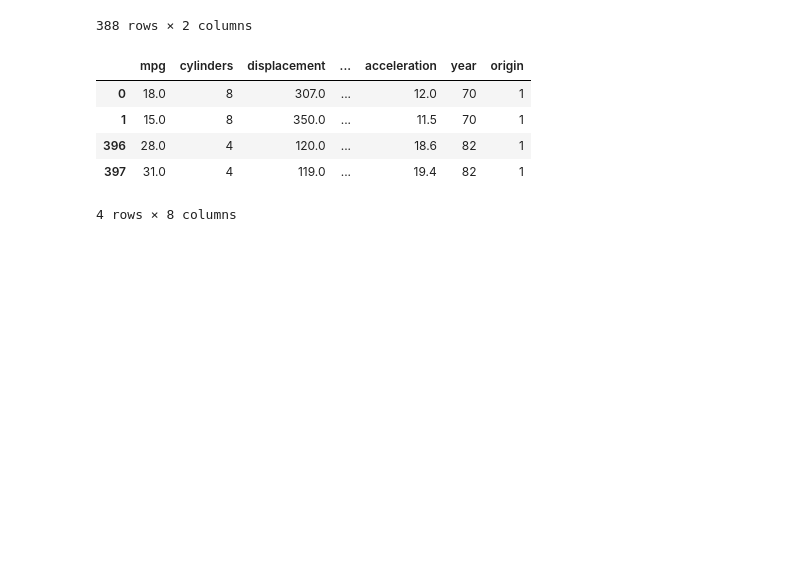
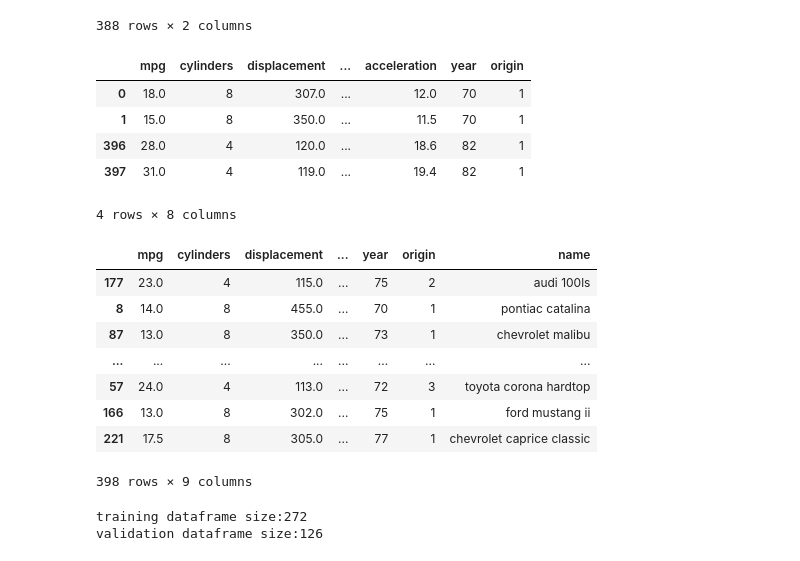
Before and after one commit to shivendr7/ml, a Jupyter notebook: panadasIntro.ipynb, the cells around one changed output. Drawn from its saved outputs; the diff is of its cells as text; code cells hidden in the pictures; blank space fills up the shorter version.

```diff
--- a/panadasIntro.ipynb
+++ b/panadasIntro.ipynb
@@ -157,3 +157,25 @@ display(res)
 | 396 | 28.0 | 4 | 120.0 | ... | 18.6 | 82 | 1 |
 | 397 | 31.0 | 4 | 119.0 | ... | 19.4 | 82 | 1 |
 4 rows × 8 columns
+# %%
+df=pd.read_csv("https://data.heatonresearch.com/data/t81-558/auto-mpg.csv",na_values=['NA','?'])
+df=df.reindex(np.random.permutation(df.index))
+display(df)
+#training test split
+mask=np.random.rand(len(df)) < 0.7
+trainDF=pd.DataFrame(df[mask])
+validationDF=pd.DataFrame(df[~mask])
+print(f"training dataframe size:{len(trainDF)}")
+print(f"validation dataframe size:{ len(validationDF)}")
+# %% [output]
+|  | mpg | cylinders | displacement | ... | year | origin | name |
+| 177 | 23.0 | 4 | 115.0 | ... | 75 | 2 | audi 100ls |
+| 8 | 14.0 | 8 | 455.0 | ... | 70 | 1 | pontiac catalina |
+| 87 | 13.0 | 8 | 350.0 | ... | 73 | 1 | chevrolet malibu |
+| ... | ... | ... | ... | ... | ... | ... | ... |
+| 57 | 24.0 | 4 | 113.0 | ... | 72 | 3 | toyota corona hardtop |
+| 166 | 13.0 | 8 | 302.0 | ... | 75 | 1 | ford mustang ii |
+| 221 | 17.5 | 8 | 305.0 | ... | 77 | 1 | chevrolet caprice classic |
+398 rows × 9 columns
+training dataframe size:272
+validation dataframe size:126
```
Also changed, not shown: parts of 2 cells of this notebook.
